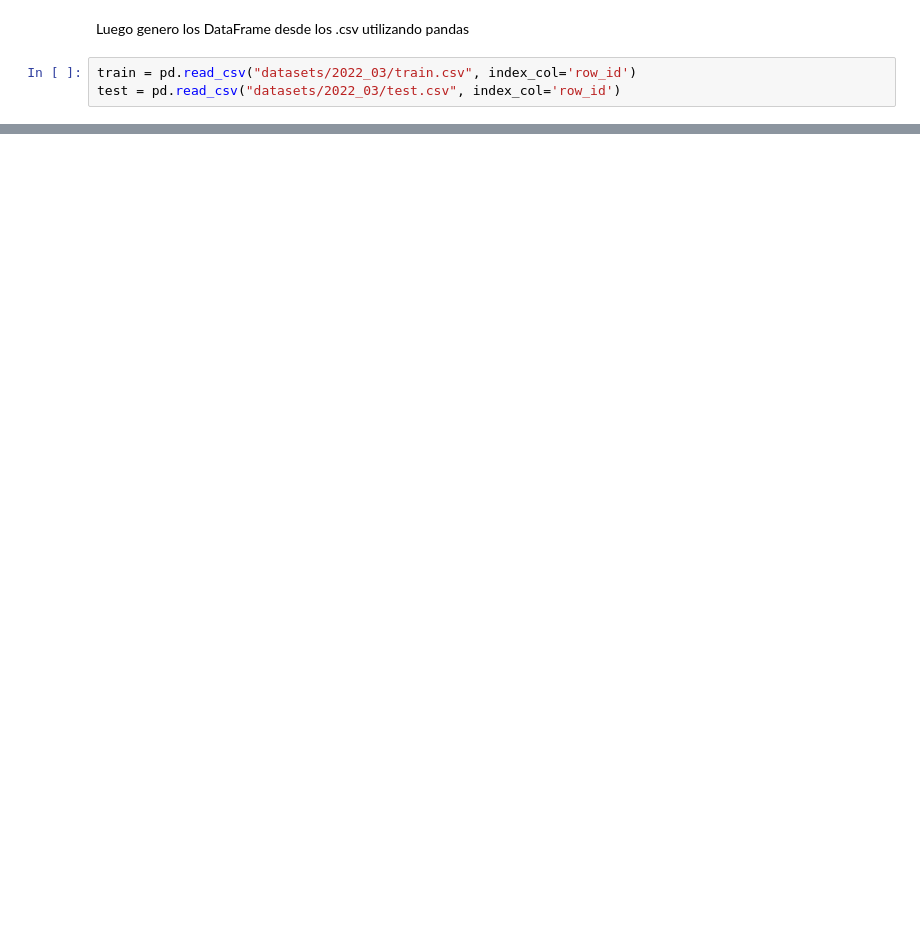
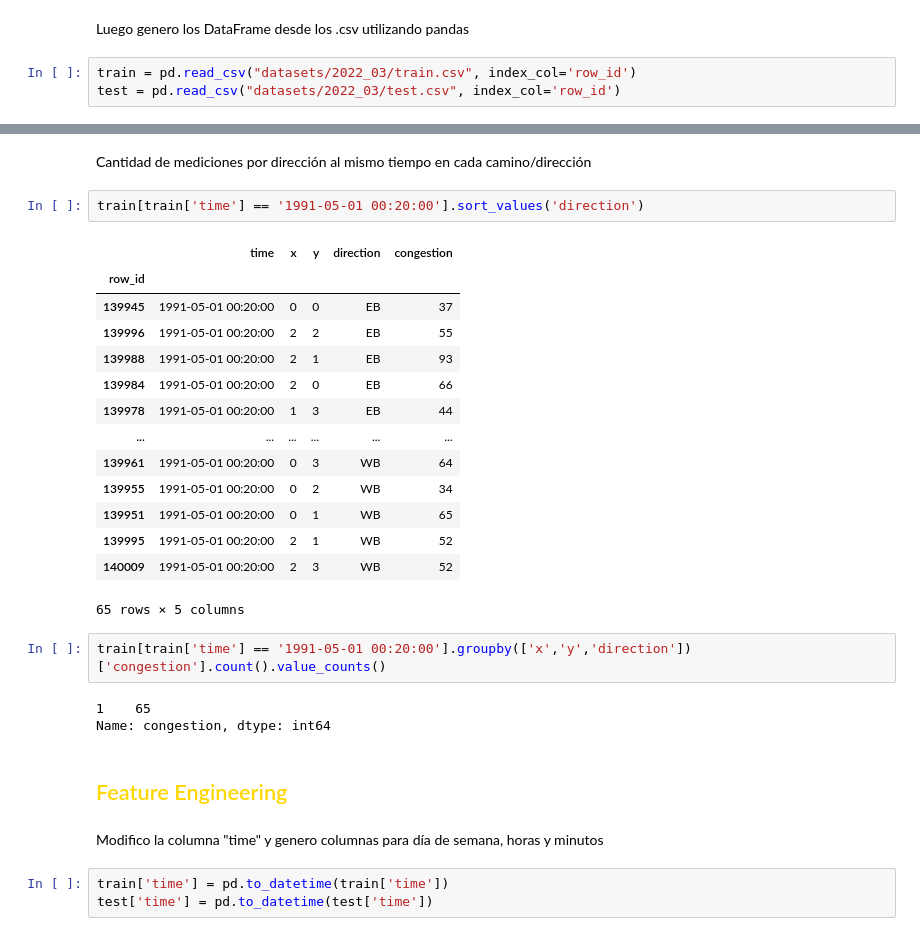
Before and after one commit to alanpirotta/kaggle_tabular_playground, a Jupyter notebook: tabular-playground-series-mar-2022.ipynb, the cells around one changed output, grey strips where cells are left out. Cells and saved outputs as stored; diff of their text form; blank space fills up the shorter version.

Commit message:
Mar22 - Feature Engineering y XGBoost. Sub2

```diff
--- a/tabular-playground-series-mar-2022.ipynb
+++ b/tabular-playground-series-mar-2022.ipynb
@@ -48,0 +49,31 @@ hola
+# %% [markdown]
+Cantidad de mediciones por dirección al mismo tiempo en cada camino/dirección
+# %%
+train[train['time'] == '1991-05-01 00:20:00'].sort_values('direction')
+# %% [output]
+|  | time | x | y | direction | congestion |
+| row_id |  |  |  |  |  |
+| 139945 | 1991-05-01 00:20:00 | 0 | 0 | EB | 37 |
+| 139996 | 1991-05-01 00:20:00 | 2 | 2 | EB | 55 |
+| 139988 | 1991-05-01 00:20:00 | 2 | 1 | EB | 93 |
+| 139984 | 1991-05-01 00:20:00 | 2 | 0 | EB | 66 |
+| 139978 | 1991-05-01 00:20:00 | 1 | 3 | EB | 44 |
+| ... | ... | ... | ... | ... | ... |
+| 139961 | 1991-05-01 00:20:00 | 0 | 3 | WB | 64 |
+| 139955 | 1991-05-01 00:20:00 | 0 | 2 | WB | 34 |
+| 139951 | 1991-05-01 00:20:00 | 0 | 1 | WB | 65 |
+| 139995 | 1991-05-01 00:20:00 | 2 | 1 | WB | 52 |
+| 140009 | 1991-05-01 00:20:00 | 2 | 3 | WB | 52 |
+65 rows × 5 columns
+# %%
+train[train['time'] == '1991-05-01 00:20:00'].groupby(['x','y','direction'])['congestion'].count().value_counts()
+# %% [output]
+1    65
+Name: congestion, dtype: int64
+# %% [markdown]
+## <span style='color:#ffd700'> Feature Engineering</span>
+# %% [markdown]
+Modifico la columna "time" y genero columnas para día de semana, horas y minutos
+# %%
+train['time'] = pd.to_datetime(train['time'])
+test['time'] = pd.to_datetime(test['time'])
```
Also changed, not shown: parts of 32 cells of this notebook.
